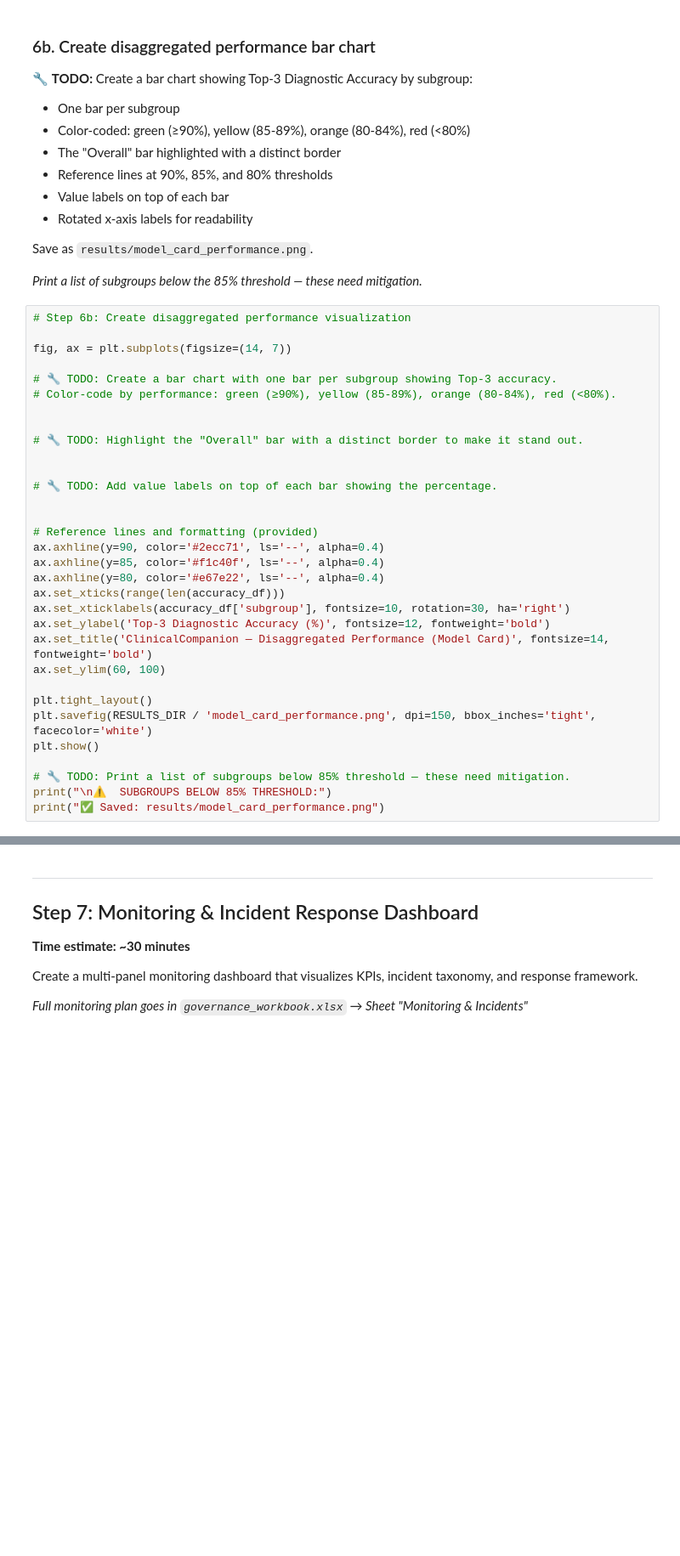
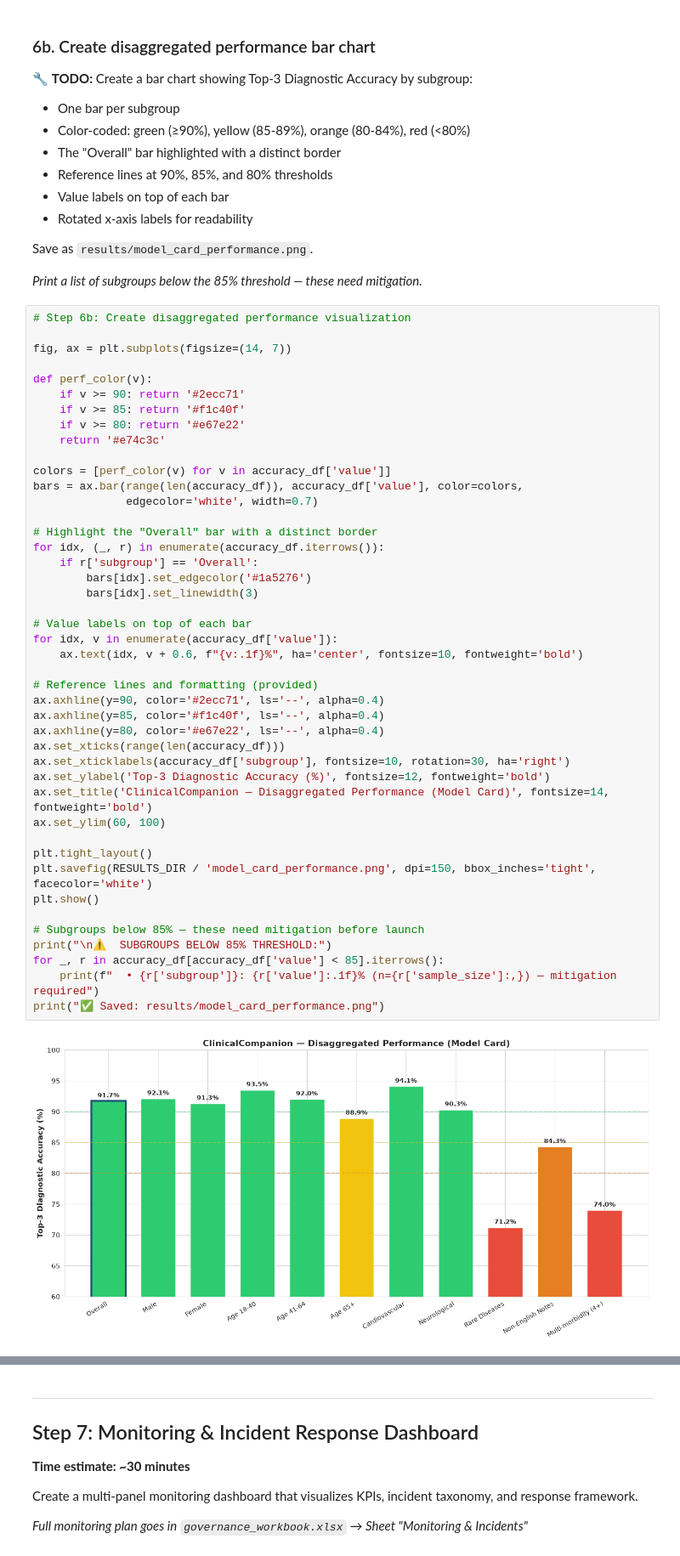
Before and after one commit to AmosBunde/ai_governance_assessement, a Jupyter notebook: project/starter/governance_assessment.ipynb, the cells around one changed output, grey strips where cells are left out. Shown at 85% size. Drawn from its saved outputs; the diff is of its cells as text; blank space fills up the shorter version.

```diff
--- a/project/starter/governance_assessment.ipynb
+++ b/project/starter/governance_assessment.ipynb
@@ -657,32 +977,46 @@ Save as `results/model_card_performance.png`.
 # %%
 # Step 6b: Create disaggregated performance visualization
 
 fig, ax = plt.subplots(figsize=(14, 7))
 
-# 🔧 TODO: Create a bar chart with one bar per subgroup showing Top-3 accuracy.
-# Color-code by performance: green (≥90%), yellow (85-89%), orange (80-84%), red (<80%).
+def perf_color(v):
+    if v >= 90: return '#2ecc71'
+    if v >= 85: return '#f1c40f'
+    if v >= 80: return '#e67e22'
+    return '#e74c3c'
 
+colors = [perf_color(v) for v in accuracy_df['value']]
+bars = ax.bar(range(len(accuracy_df)), accuracy_df['value'], color=colors,
+              edgecolor='white', width=0.7)
 
-# 🔧 TODO: Highlight the "Overall" bar with a distinct border to make it stand out.
+# Highlight the "Overall" bar with a distinct border
+for idx, (_, r) in enumerate(accuracy_df.iterrows()):
+    if r['subgroup'] == 'Overall':
+        bars[idx].set_edgecolor('#1a5276')
+        bars[idx].set_linewidth(3)
 
-
-# 🔧 TODO: Add value labels on top of each bar showing the percentage.
-
+# Value labels on top of each bar
+for idx, v in enumerate(accuracy_df['value']):
+    ax.text(idx, v + 0.6, f"{v:.1f}%", ha='center', fontsize=10, fontweight='bold')
 
 # Reference lines and formatting (provided)
 ax.axhline(y=90, color='#2ecc71', ls='--', alpha=0.4)
 ax.axhline(y=85, color='#f1c40f', ls='--', alpha=0.4)
 ax.axhline(y=80, color='#e67e22', ls='--', alpha=0.4)
 ax.set_xticks(range(len(accuracy_df)))
 ax.set_xticklabels(accuracy_df['subgroup'], fontsize=10, rotation=30, ha='right')
 ax.set_ylabel('Top-3 Diagnostic Accuracy (%)', fontsize=12, fontweight='bold')
 ax.set_title('ClinicalCompanion — Disaggregated Performance (Model Card)', fontsize=14, fontweight='bold')
 ax.set_ylim(60, 100)
 
 plt.tight_layout()
 plt.savefig(RESULTS_DIR / 'model_card_performance.png', dpi=150, bbox_inches='tight', facecolor='white')
 plt.show()
 
-# 🔧 TODO: Print a list of subgroups below 85% threshold — these need mitigation.
+# Subgroups below 85% — these need mitigation before launch
 print("\n⚠️  SUBGROUPS BELOW 85% THRESHOLD:")
+for _, r in accuracy_df[accuracy_df['value'] < 85].iterrows():
+    print(f"  • {r['subgroup']}: {r['value']:.1f}% (n={r['sample_size']:,}) — mitigation required")
 print("✅ Saved: results/model_card_performance.png")
+# %% [output]
+[figure, added]
```
Also changed, not shown: parts of 19 cells of this notebook.
